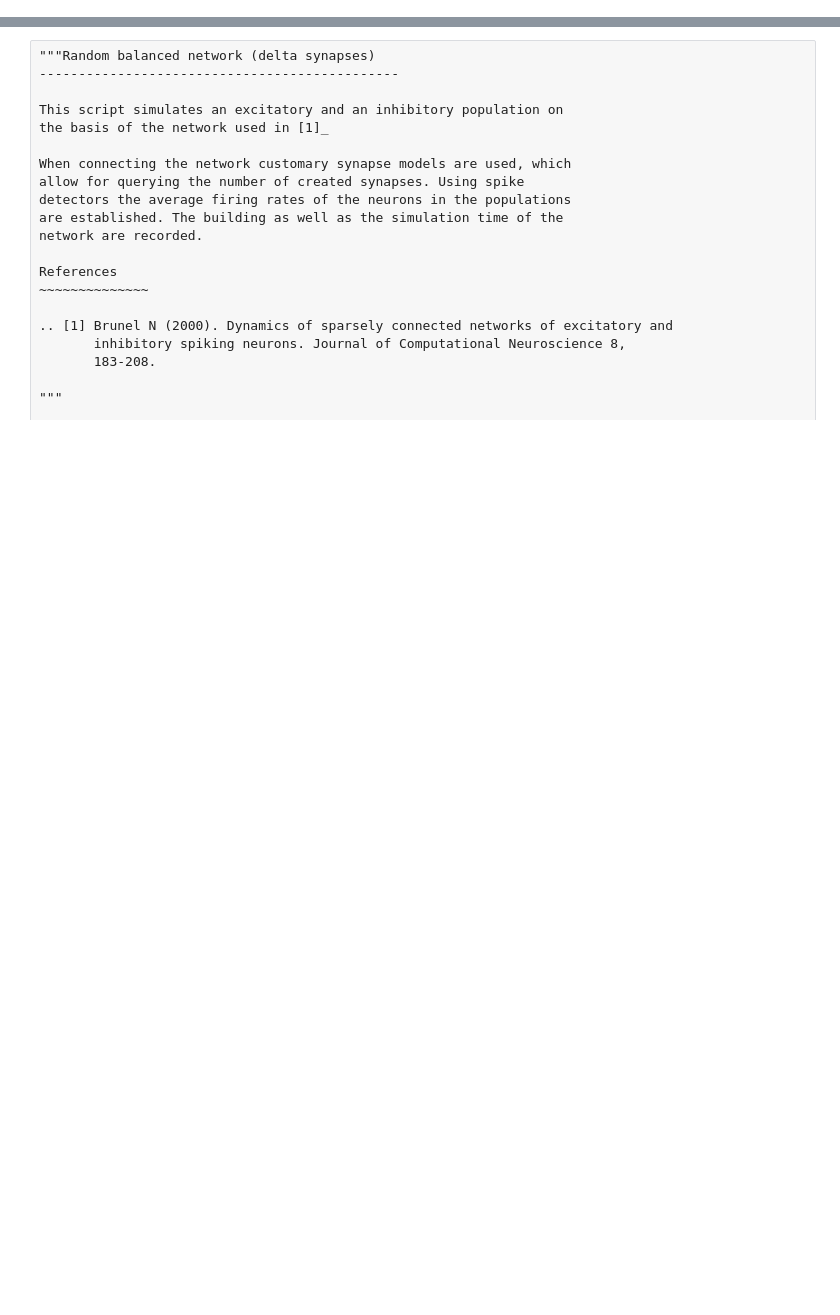
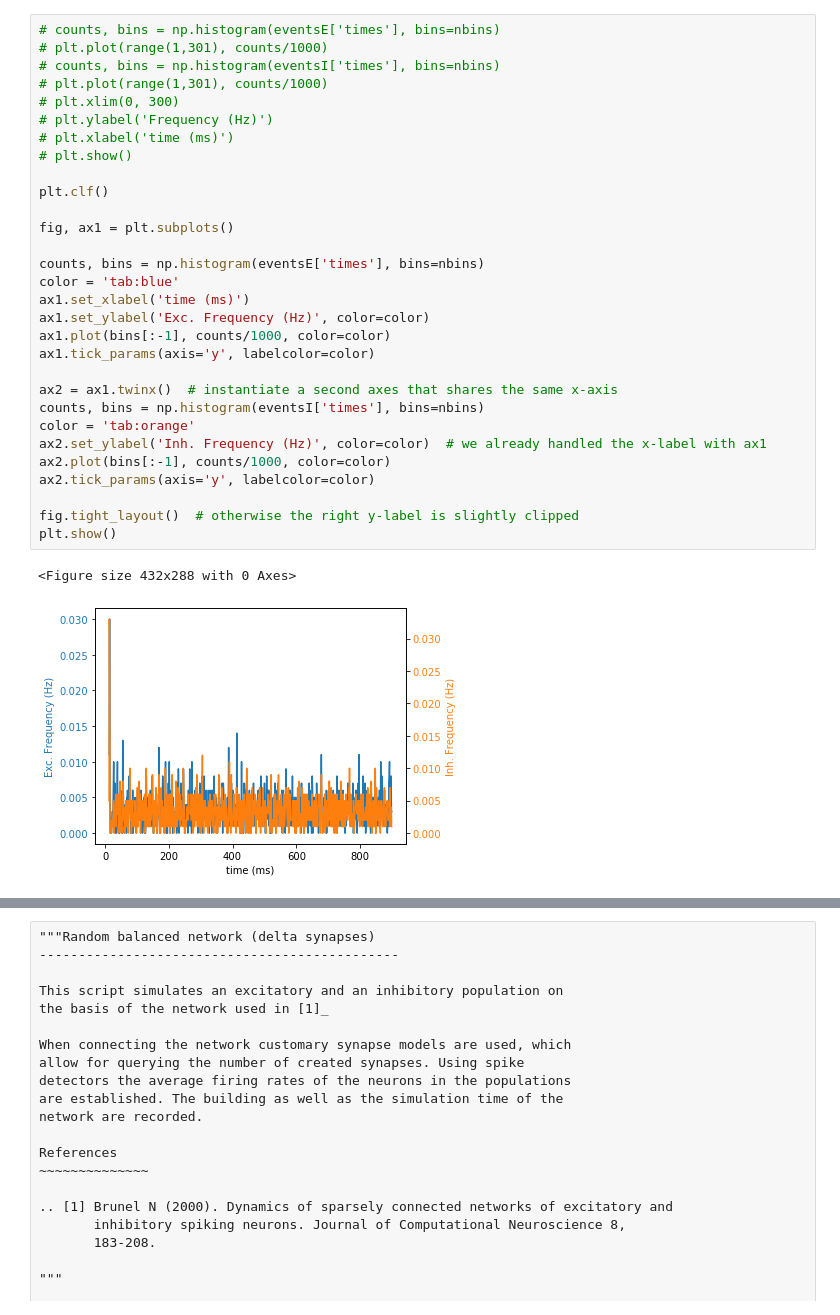
Before and after one commit to oist-ncbc/skill-pill-plus, a Jupyter notebook: Tutorial-3_Synapses-and-Networks/Brunel_Network.ipynb, the cells around one changed output, grey strips where cells are left out. Saved outputs shown, nothing was run; the diff lists cells and outputs as text; blank space fills up the shorter version.

```diff
--- a/Tutorial-3_Synapses-and-Networks/Brunel_Network.ipynb
+++ b/Tutorial-3_Synapses-and-Networks/Brunel_Network.ipynb
@@ -0,0 +382,33 @@
+# %%
+# counts, bins = np.histogram(eventsE['times'], bins=nbins)
+# plt.plot(range(1,301), counts/1000)
+# counts, bins = np.histogram(eventsI['times'], bins=nbins)
+# plt.plot(range(1,301), counts/1000)
+# plt.xlim(0, 300)
+# plt.ylabel('Frequency (Hz)')
+# plt.xlabel('time (ms)')
+# plt.show()
+
+plt.clf()
+
+fig, ax1 = plt.subplots()
+
+counts, bins = np.histogram(eventsE['times'], bins=nbins)
+color = 'tab:blue'
+ax1.set_xlabel('time (ms)')
+ax1.set_ylabel('Exc. Frequency (Hz)', color=color)
+ax1.plot(bins[:-1], counts/1000, color=color)
+ax1.tick_params(axis='y', labelcolor=color)
+
+ax2 = ax1.twinx()  # instantiate a second axes that shares the same x-axis
+counts, bins = np.histogram(eventsI['times'], bins=nbins)
+color = 'tab:orange'
+ax2.set_ylabel('Inh. Frequency (Hz)', color=color)  # we already handled the x-label with ax1
+ax2.plot(bins[:-1], counts/1000, color=color)
+ax2.tick_params(axis='y', labelcolor=color)
+
+fig.tight_layout()  # otherwise the right y-label is slightly clipped
+plt.show()
+# %% [output]
+<Figure size 432x288 with 0 Axes>
+[figure, added]
```
Also changed, not shown: parts of 11 cells of this notebook.
